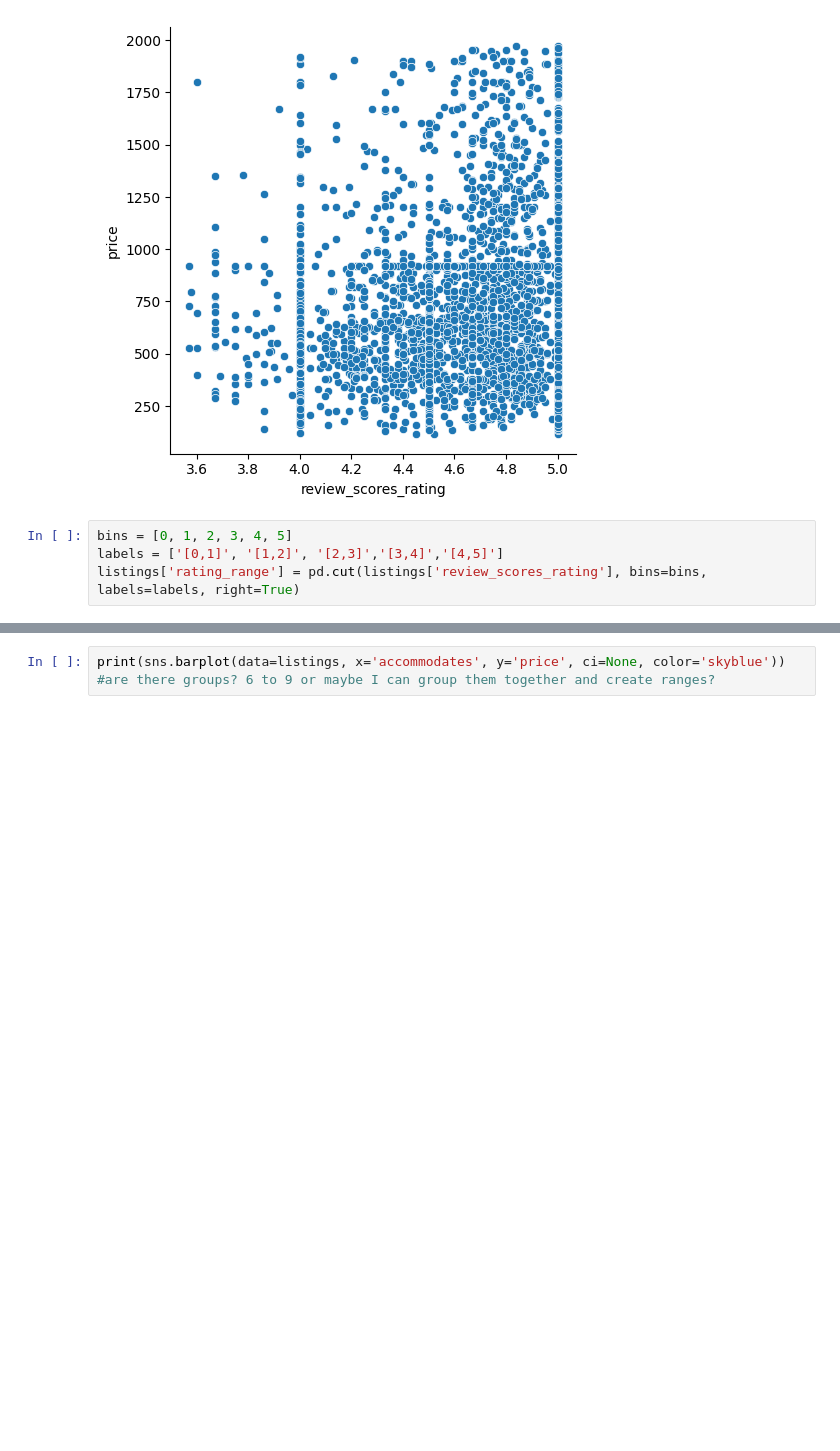
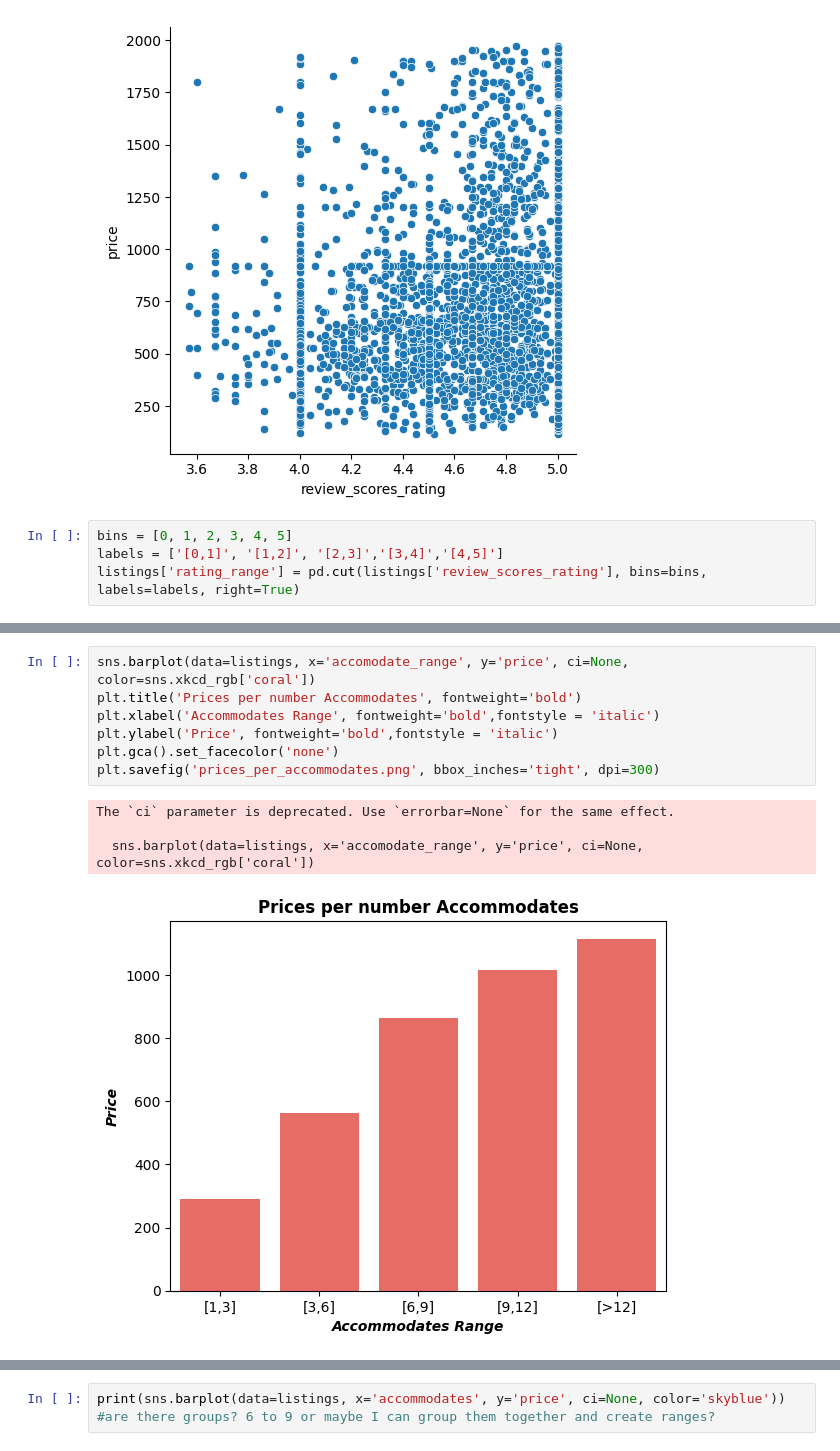
Before and after one commit to alelledo/Hong-Kong_project, a Jupyter notebook: Hong-Kong-project.ipynb, the cells around one changed output, grey strips where cells are left out. Drawn from its saved outputs; the diff is of its cells as text; blank space fills up the shorter version.

```diff
--- a/Hong-Kong-project.ipynb
+++ b/Hong-Kong-project.ipynb
@@ -299,0 +303,12 @@ Text(0.415, -0.13, '*A/B Testing')
+# %%
+sns.barplot(data=listings, x='accomodate_range', y='price', ci=None, color=sns.xkcd_rgb['coral'])
+plt.title('Prices per number Accommodates', fontweight='bold')
+plt.xlabel('Accommodates Range', fontweight='bold',fontstyle = 'italic')
+plt.ylabel('Price', fontweight='bold',fontstyle = 'italic')
+plt.gca().set_facecolor('none')
+plt.savefig('prices_per_accommodates.png', bbox_inches='tight', dpi=300)
+# %% [output]
+The `ci` parameter is deprecated. Use `errorbar=None` for the same effect.
+
+  sns.barplot(data=listings, x='accomodate_range', y='price', ci=None, color=sns.xkcd_rgb['coral'])
+[figure, added]
```
Also changed, not shown: parts of 13 cells of this notebook, 10 other files.
